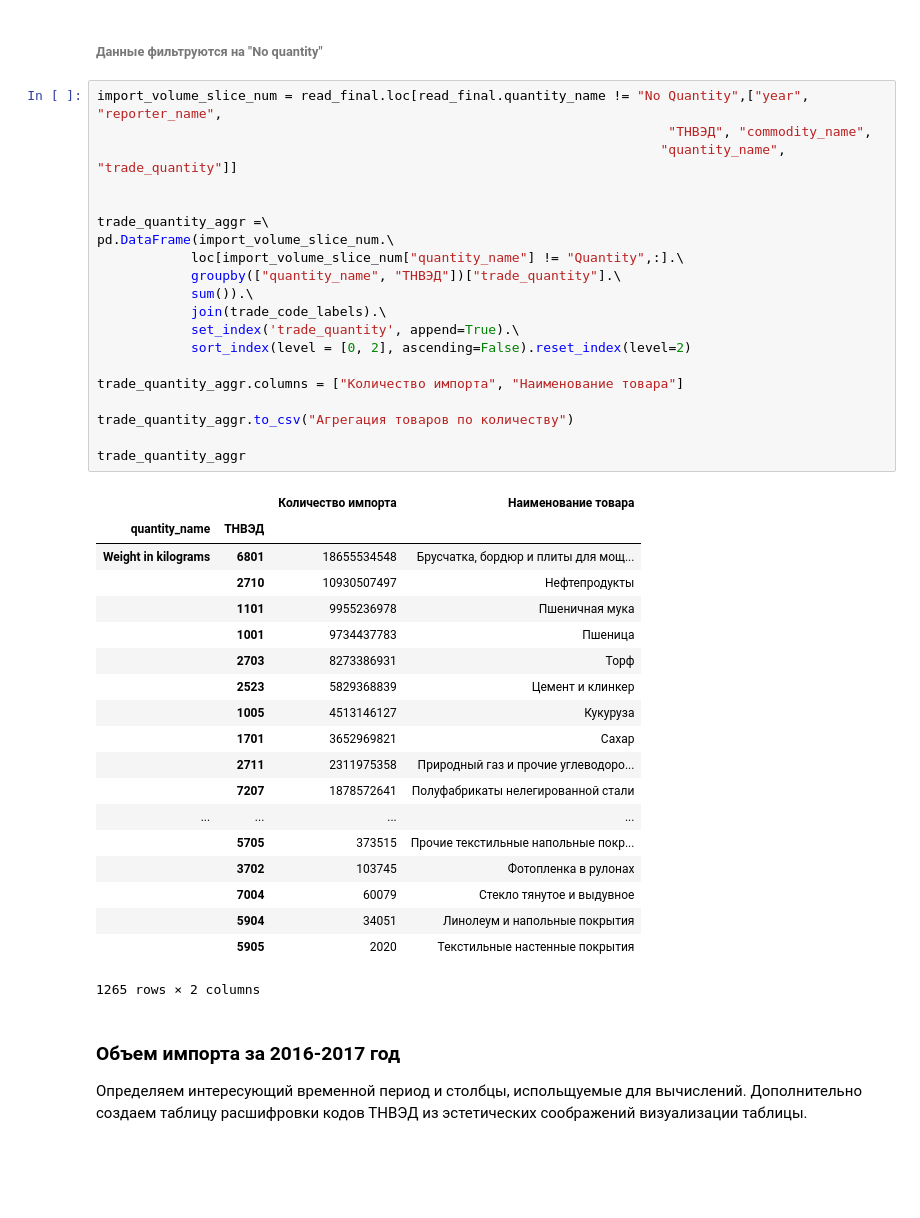
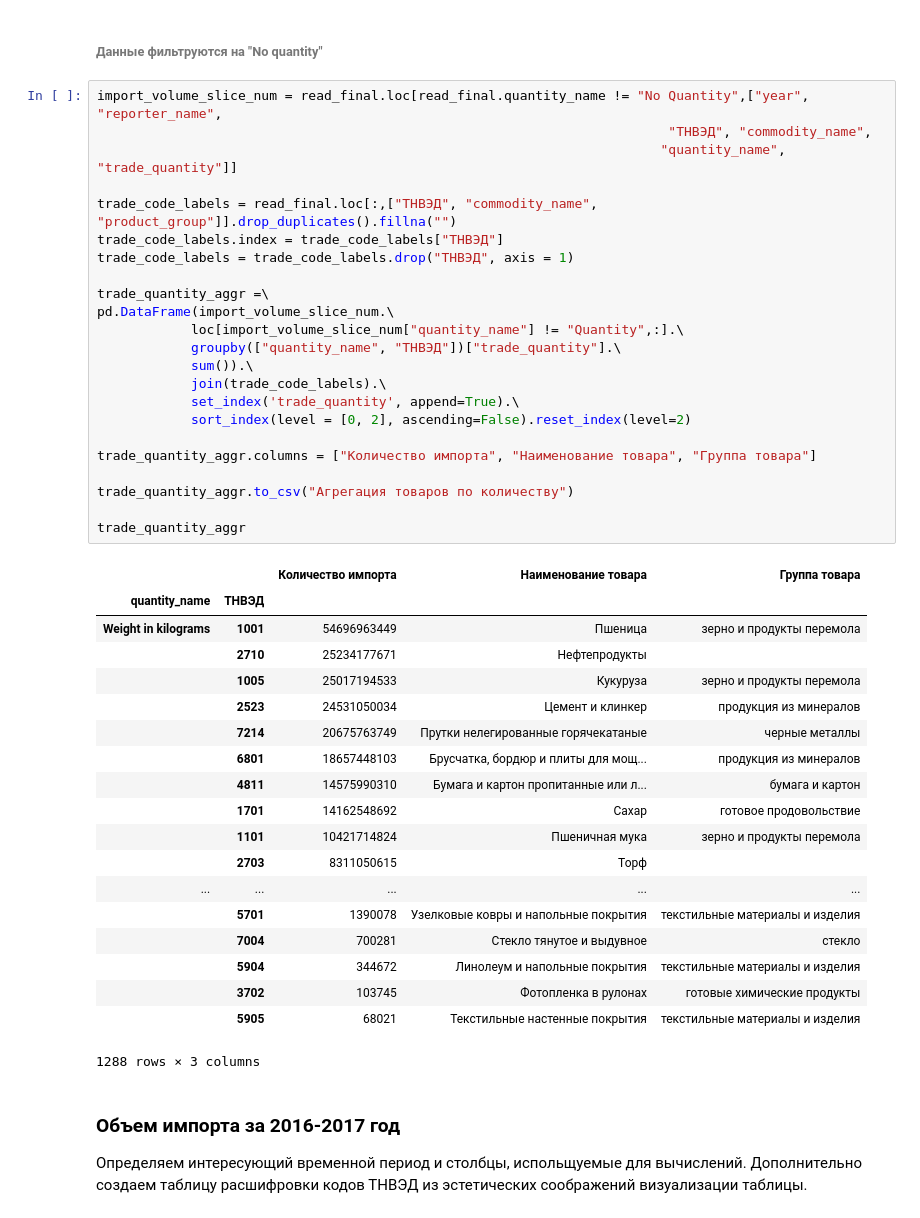
Before and after one commit to ilyaperepelitsa/Comtrade, a Jupyter notebook: Comtrade Тестовое задание.ipynb, the cells around one changed output. Saved outputs shown, nothing was run; the diff lists cells and outputs as text; blank space fills up the shorter version.

```diff
--- a/Comtrade Тестовое задание.ipynb
+++ b/Comtrade Тестовое задание.ipynb
@@ -354,43 +354,46 @@ read_final["quantity_name"].unique().tolist()
 # %%
 import_volume_slice_num = read_final.loc[read_final.quantity_name != "No Quantity",["year", "reporter_name",
                                                                          "ТНВЭД", "commodity_name",
                                                                         "quantity_name", "trade_quantity"]]
 
+trade_code_labels = read_final.loc[:,["ТНВЭД", "commodity_name", "product_group"]].drop_duplicates().fillna("")
+trade_code_labels.index = trade_code_labels["ТНВЭД"]
+trade_code_labels = trade_code_labels.drop("ТНВЭД", axis = 1)
 
 trade_quantity_aggr =\
 pd.DataFrame(import_volume_slice_num.\
             loc[import_volume_slice_num["quantity_name"] != "Quantity",:].\
             groupby(["quantity_name", "ТНВЭД"])["trade_quantity"].\
             sum()).\
             join(trade_code_labels).\
             set_index('trade_quantity', append=True).\
             sort_index(level = [0, 2], ascending=False).reset_index(level=2)
 
-trade_quantity_aggr.columns = ["Количество импорта", "Наименование товара"]
+trade_quantity_aggr.columns = ["Количество импорта", "Наименование товара", "Группа товара"]
 
 trade_quantity_aggr.to_csv("Агрегация товаров по количеству")
 
 trade_quantity_aggr
 # %% [output]
-|  |  | Количество импорта | Наименование товара |
-| quantity_name | ТНВЭД |  |  |
-| Weight in kilograms | 6801 | 18655534548 | Брусчатка, бордюр и плиты для мощ... |
-|  | 2710 | 10930507497 | Нефтепродукты |
-|  | 1101 | 9955236978 | Пшеничная мука |
-|  | 1001 | 9734437783 | Пшеница |
-|  | 2703 | 8273386931 | Торф |
-|  | 2523 | 5829368839 | Цемент и клинкер |
-|  | 1005 | 4513146127 | Кукуруза |
-|  | 1701 | 3652969821 | Сахар |
-|  | 2711 | 2311975358 | Природный газ и прочие углеводоро... |
-|  | 7207 | 1878572641 | Полуфабрикаты нелегированной стали |
-| ... | ... | ... | ... |
-|  | 5705 | 373515 | Прочие текстильные напольные покр... |
-|  | 3702 | 103745 | Фотопленка в рулонах |
-|  | 7004 | 60079 | Стекло тянутое и выдувное |
-|  | 5904 | 34051 | Линолеум и напольные покрытия |
-|  | 5905 | 2020 | Текстильные настенные покрытия |
+|  |  | Количество импорта | Наименование товара | Группа товара |
+| quantity_name | ТНВЭД |  |  |  |
+| Weight in kilograms | 1001 | 54696963449 | Пшеница | зерно и продукты перемола |
+|  | 2710 | 25234177671 | Нефтепродукты |  |
+|  | 1005 | 25017194533 | Кукуруза | зерно и продукты перемола |
+|  | 2523 | 24531050034 | Цемент и клинкер | продукция из минералов |
+|  | 7214 | 20675763749 | Прутки нелегированные горячекатаные | черные металлы |
+|  | 6801 | 18657448103 | Брусчатка, бордюр и плиты для мощ... | продукция из минералов |
+|  | 4811 | 14575990310 | Бумага и картон пропитанные или л... | бумага и картон |
+|  | 1701 | 14162548692 | Сахар | готовое продовольствие |
+|  | 1101 | 10421714824 | Пшеничная мука | зерно и продукты перемола |
+|  | 2703 | 8311050615 | Торф |  |
+| ... | ... | ... | ... | ... |
+|  | 5701 | 1390078 | Узелковые ковры и напольные покрытия | текстильные материалы и изделия |
+|  | 7004 | 700281 | Стекло тянутое и выдувное | стекло |
+|  | 5904 | 344672 | Линолеум и напольные покрытия | текстильные материалы и изделия |
+|  | 3702 | 103745 | Фотопленка в рулонах | готовые химические продукты |
+|  | 5905 | 68021 | Текстильные настенные покрытия | текстильные материалы и изделия |
-1265 rows × 2 columns
+1288 rows × 3 columns
 # %% [markdown]
 ### Объем импорта за 2016-2017 год
 Определяем интересующий временной период и столбцы, испольщуемые для вычислений.
```
Also changed, not shown: parts of 38 cells of this notebook, 3 other files.
